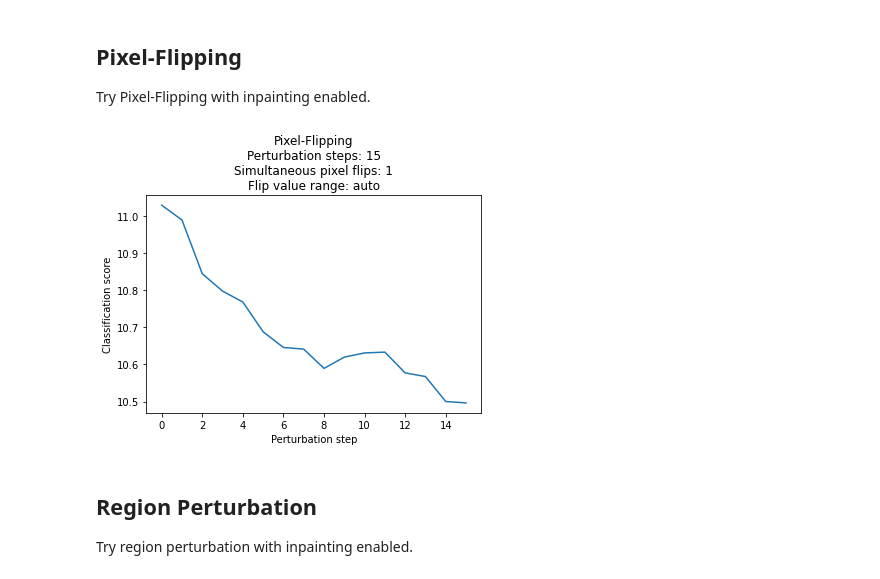
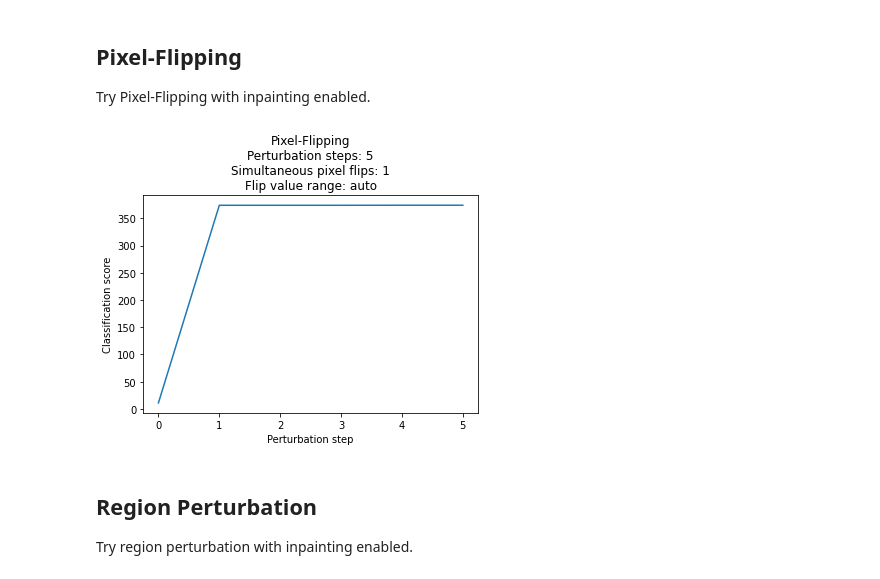
Before and after one commit to rodrigobdz/lrp, a Jupyter notebook: experiments/region-perturbation/1-region-perturbation-poc.ipynb, the cells around one changed output. Cells and saved outputs as stored; diff of their text form; code cells hidden in the pictures.

Commit message:
Experiments: PerturbModes.INPAINTING (partly) works
First run that works with new parameter for Pixel-Flipping library.
The classification scores become suddenly high after inpainting.
Bug: When converting to int, values are normalized for ImageNet dataset between -2 and 2.
These need to be normalized to integers before type-cast. Then de-normalized after float type-cast back.

```diff
--- a/experiments/region-perturbation/1-region-perturbation-poc.ipynb
+++ b/experiments/region-perturbation/1-region-perturbation-poc.ipynb
@@ -93,36 +93,36 @@ Try Pixel-Flipping with inpainting enabled.
 # %%script false --no-raise-error
 
 # Parameters for cell: X, R, lrp
 from pf.perturbation_modes.constants import PerturbModes
 from pf.pixel_flipping import PixelFlipping
 
-perturbation_steps: int = 15
+perturbation_steps: int = 5
 simultaneous_pixel_flips: int = 1
 
-uniform_pf: PixelFlipping = PixelFlipping(perturbation_steps=perturbation_steps, perturb_mode=PerturbModes.RANDOM)
+uniform_pf: PixelFlipping = PixelFlipping(perturbation_steps=perturbation_steps, perturb_mode=PerturbModes.INPAINTING)
 input: torch.Tensor = X.clone().detach()
 
 # Enable reproducibility
 torch.manual_seed(42)
 
 relevance_scores: torch.Tensor = R.clone().detach()
 
 # Function should return the (single-class) classification score for the given input to measure the difference between flips.
 forward_pass: Callable[[torch.Tensor], float] = lambda input: lrp.model.forward(input)[0][483].item()
 
 # Run Pixel-Flipping algorithm
 uniform_pf(input, relevance_scores, forward_pass, simultaneous_pixel_flips=simultaneous_pixel_flips)
 
 # Plot classification scores throughout perturbation steps
 title: str = f'''Pixel-Flipping
 Perturbation steps: {perturbation_steps}
 Simultaneous pixel flips: {simultaneous_pixel_flips}
 Flip value range: auto'''
 xlabel: str = 'Perturbation step'
 ylabel: str = 'Classification score'
 uniform_pf.plot(title=title, xlabel=xlabel, ylabel=ylabel)
 # %% [output]
-[figure, old version]
+[figure, new version]
 # %% [markdown]
 ## Region Perturbation
 
```
